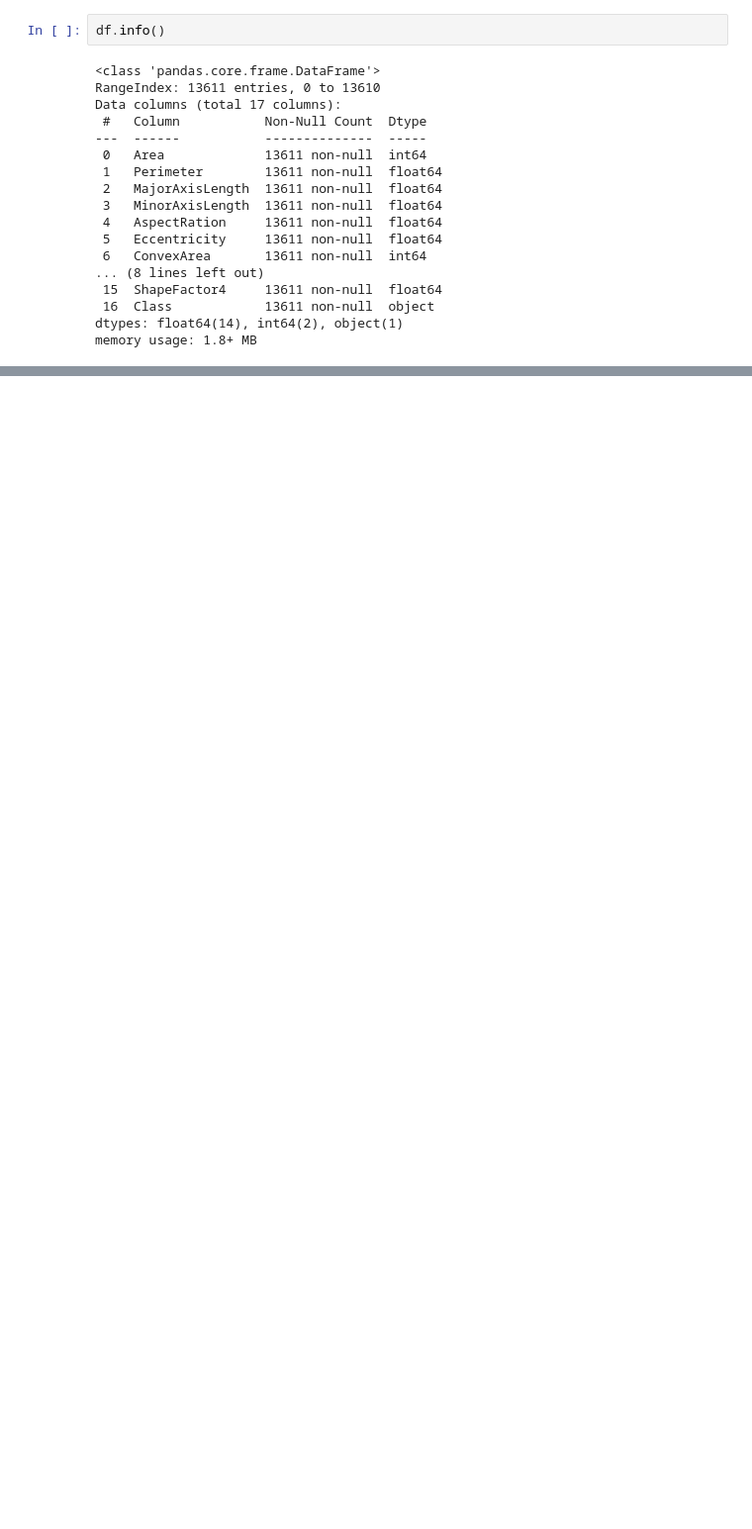
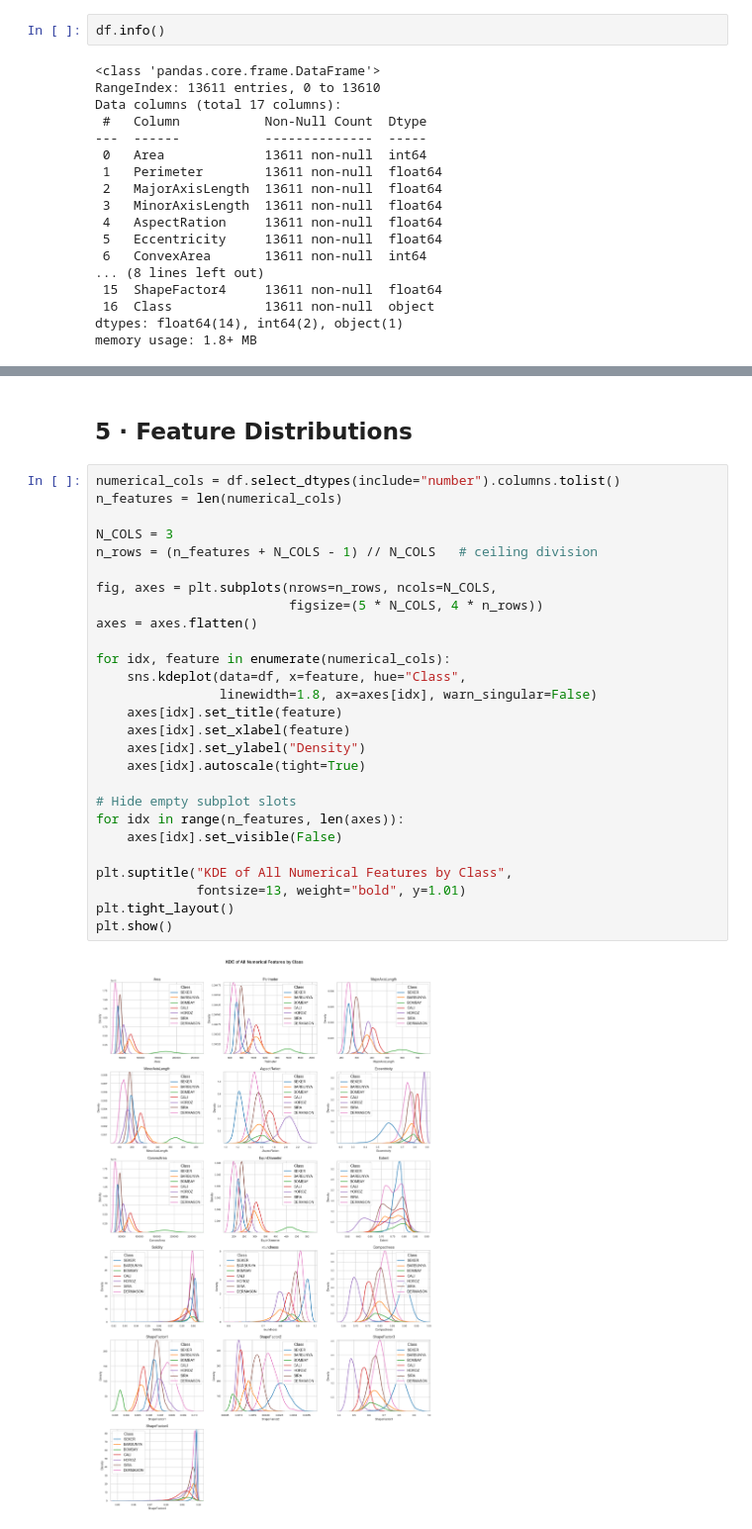
Before and after one commit to Ali-sarafraz/dry-bean-classification, a Jupyter notebook: EDA.ipynb, the cells around one changed output, grey strips where cells are left out. Shown at 99% size. Drawn from its saved outputs; the diff is of its cells as text; blank space fills up the shorter version.

```diff
--- a/EDA.ipynb
+++ b/EDA.ipynb
@@ -223,0 +130,31 @@ This similarity may lead to confusion for classification models, increasing the
+# %% [markdown]
+## 5 · Feature Distributions
+# %%
+numerical_cols = df.select_dtypes(include="number").columns.tolist()
+n_features = len(numerical_cols)
+
+N_COLS = 3
+n_rows = (n_features + N_COLS - 1) // N_COLS   # ceiling division
+
+fig, axes = plt.subplots(nrows=n_rows, ncols=N_COLS,
+                         figsize=(5 * N_COLS, 4 * n_rows))
+axes = axes.flatten()
+
+for idx, feature in enumerate(numerical_cols):
+    sns.kdeplot(data=df, x=feature, hue="Class",
+                linewidth=1.8, ax=axes[idx], warn_singular=False)
+    axes[idx].set_title(feature)
+    axes[idx].set_xlabel(feature)
+    axes[idx].set_ylabel("Density")
+    axes[idx].autoscale(tight=True)
+
+# Hide empty subplot slots
+for idx in range(n_features, len(axes)):
+    axes[idx].set_visible(False)
+
+plt.suptitle("KDE of All Numerical Features by Class",
+             fontsize=13, weight="bold", y=1.01)
+plt.tight_layout()
+plt.show()
+# %% [output]
+[figure, added]
```
Also changed, not shown: parts of 47 cells of this notebook, 6 other files.
